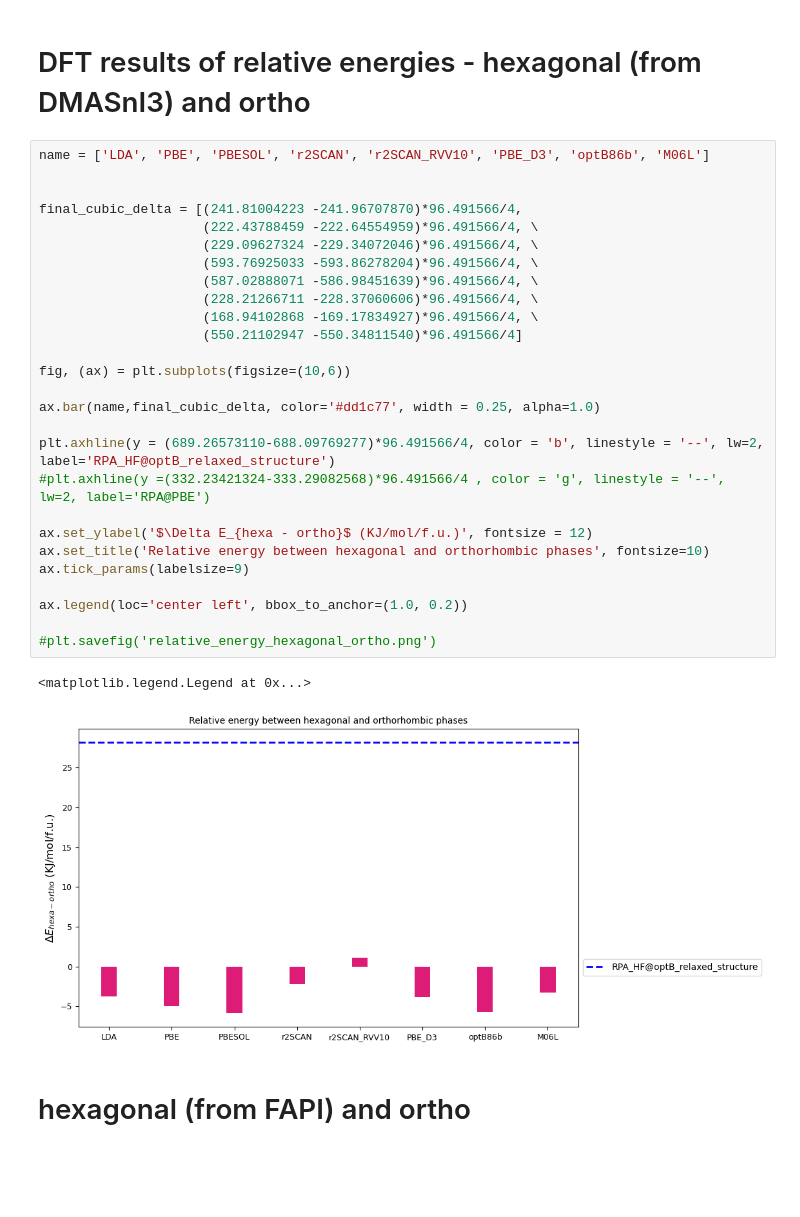
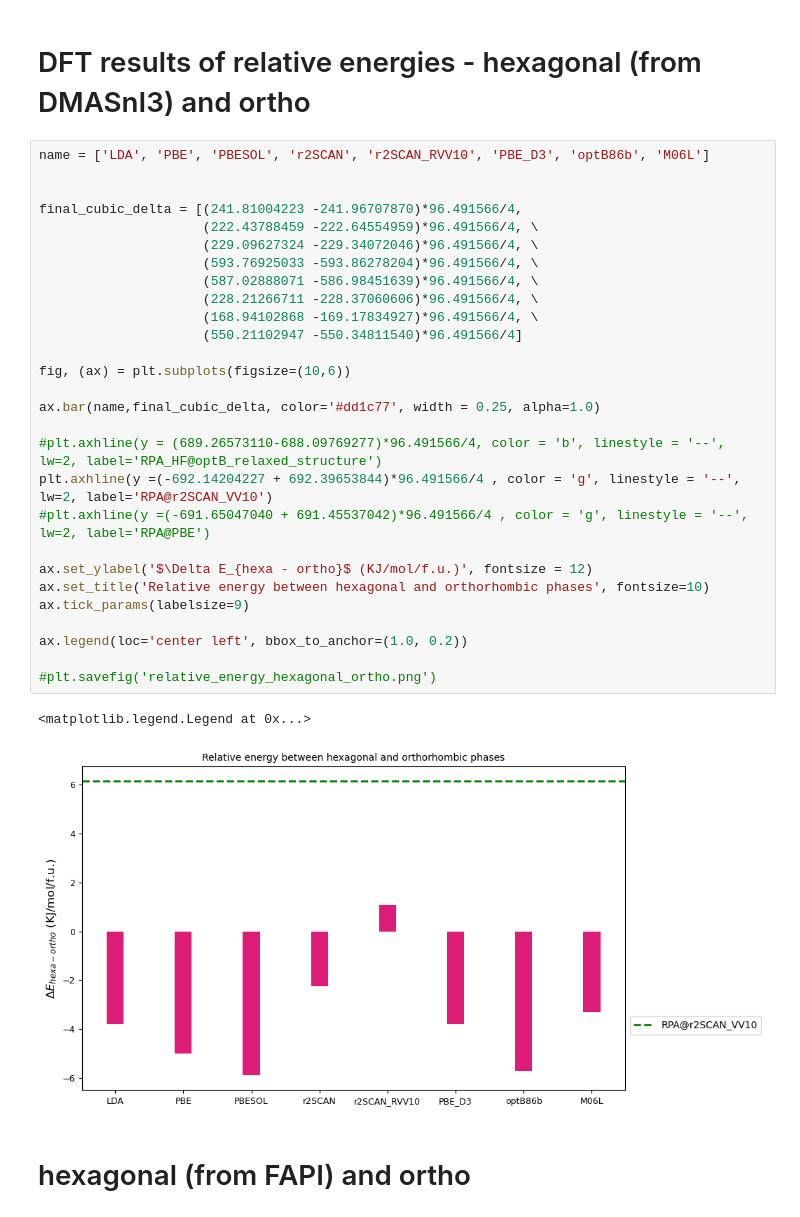
Before and after one commit to paramvir3/Crystal-Structures-Halide-perovskite, a Jupyter notebook: FASnI3/structures_from_maria_loi/final_structures_as_per_experiments/structure.ipynb, the cells around one changed output. Cells and saved outputs as stored; diff of their text form; blank space fills up the shorter version.

```diff
--- a/FASnI3/structures_from_maria_loi/final_structures_as_per_experiments/structure.ipynb
+++ b/FASnI3/structures_from_maria_loi/final_structures_as_per_experiments/structure.ipynb
@@ -276,33 +276,34 @@ Text(0, 0.5, 'y[$\\AA$]')
 # %%
 name = ['LDA', 'PBE', 'PBESOL', 'r2SCAN', 'r2SCAN_RVV10', 'PBE_D3', 'optB86b', 'M06L']
 
 
 final_cubic_delta = [(241.81004223 -241.96707870)*96.491566/4,
                      (222.43788459 -222.64554959)*96.491566/4, \
                      (229.09627324 -229.34072046)*96.491566/4, \
                      (593.76925033 -593.86278204)*96.491566/4, \
                      (587.02888071 -586.98451639)*96.491566/4, \
                      (228.21266711 -228.37060606)*96.491566/4, \
                      (168.94102868 -169.17834927)*96.491566/4, \
                      (550.21102947 -550.34811540)*96.491566/4]
 
 fig, (ax) = plt.subplots(figsize=(10,6))
 
 ax.bar(name,final_cubic_delta, color='#dd1c77', width = 0.25, alpha=1.0)
 
-plt.axhline(y = (689.26573110-688.09769277)*96.491566/4, color = 'b', linestyle = '--', lw=2, label='RPA_HF@optB_relaxed_structure')
-#plt.axhline(y =(332.23421324-333.29082568)*96.491566/4 , color = 'g', linestyle = '--', lw=2, label='RPA@PBE')
+#plt.axhline(y = (689.26573110-688.09769277)*96.491566/4, color = 'b', linestyle = '--', lw=2, label='RPA_HF@optB_relaxed_structure')
+plt.axhline(y =(-692.14204227 + 692.39653844)*96.491566/4 , color = 'g', linestyle = '--', lw=2, label='RPA@r2SCAN_VV10')
+#plt.axhline(y =(-691.65047040 + 691.45537042)*96.491566/4 , color = 'g', linestyle = '--', lw=2, label='RPA@PBE')
 
 ax.set_ylabel('$\Delta E_{hexa - ortho}$ (KJ/mol/f.u.)', fontsize = 12)
 ax.set_title('Relative energy between hexagonal and orthorhombic phases', fontsize=10)
 ax.tick_params(labelsize=9)
 
 ax.legend(loc='center left', bbox_to_anchor=(1.0, 0.2))
 
 #plt.savefig('relative_energy_hexagonal_ortho.png')
 # %% [output]
 <matplotlib.legend.Legend at 0x...>
-[figure, old version]
+[figure, new version]
 # %% [markdown]
 # hexagonal (from FAPI) and ortho
 # %%
```
Also changed, not shown: parts of 10 cells of this notebook, 9 other files.
